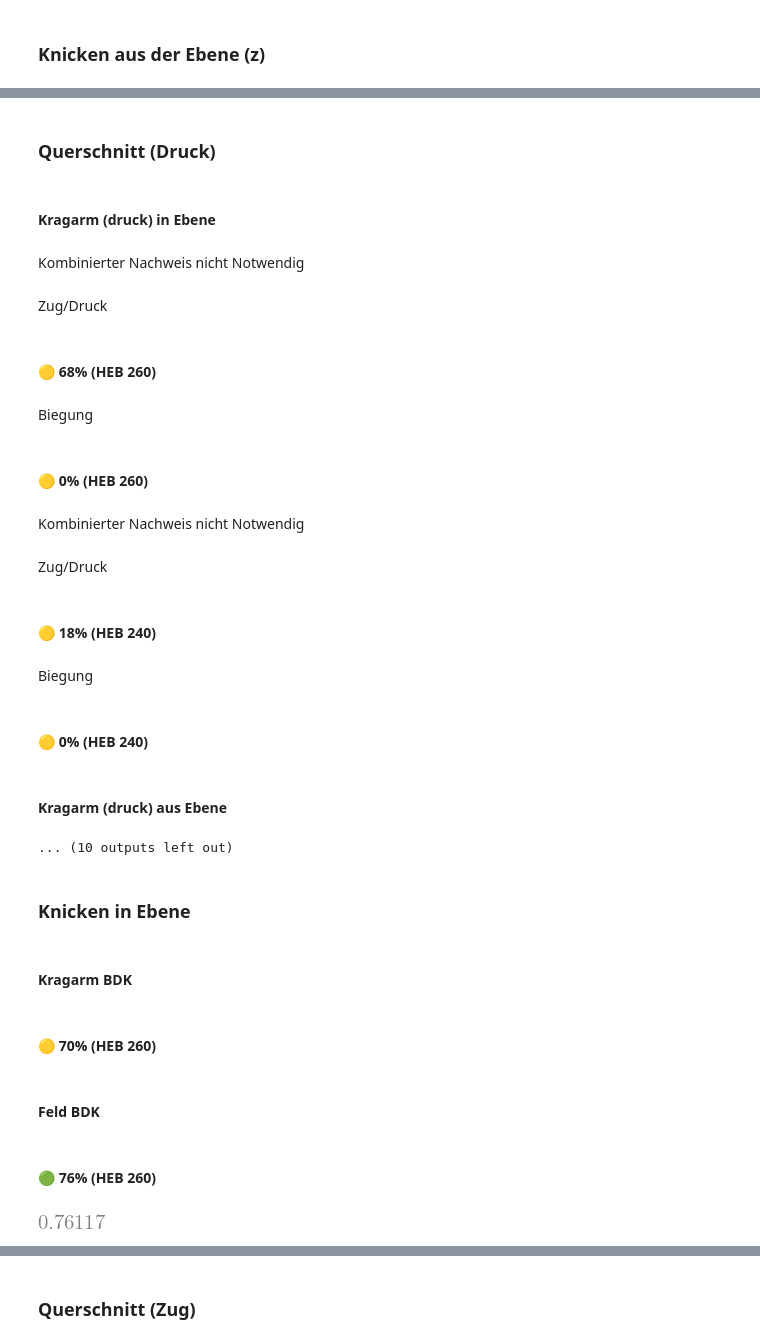
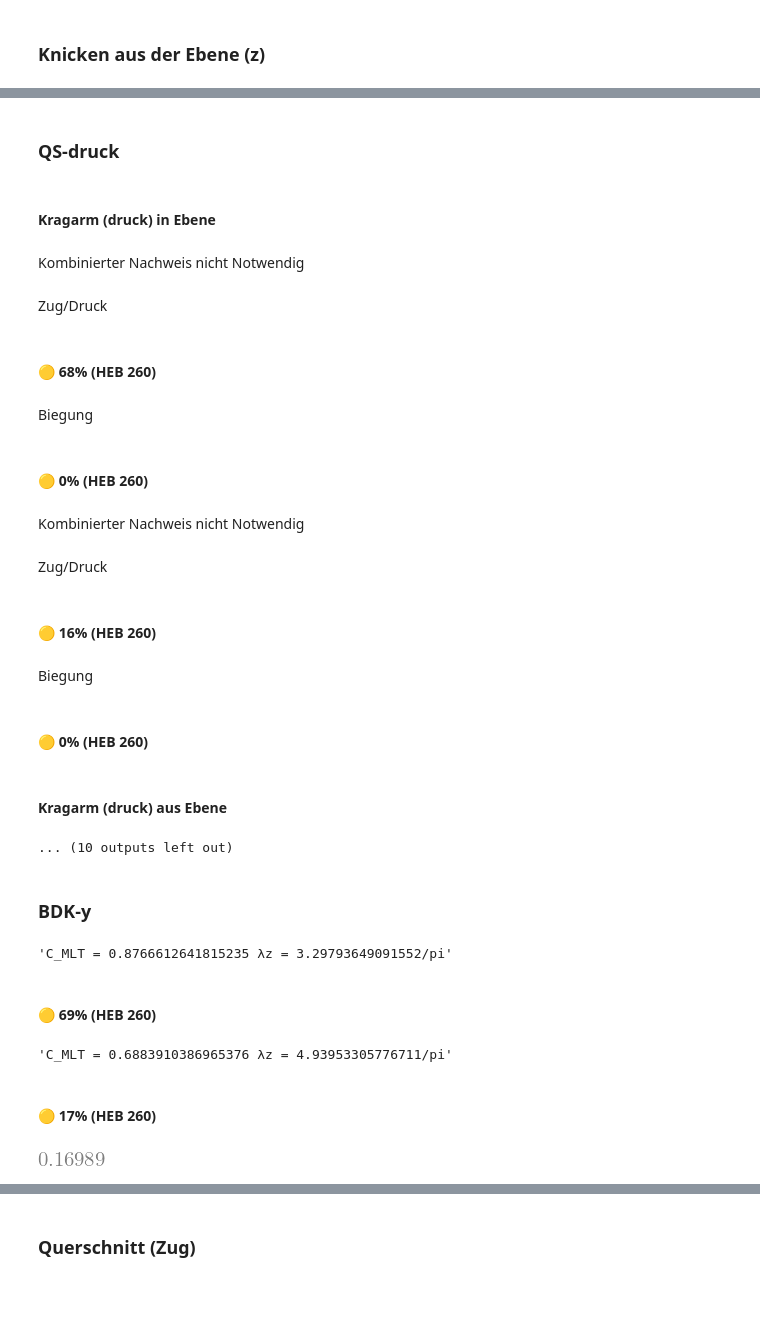
Before and after one commit to sushimako/uni-stahlbau-ue, a Jupyter notebook: Berechnungen/nachweise.ipynb, the cells around one changed output, grey strips where cells are left out. Drawn from its saved outputs; the diff is of its cells as text; code cells hidden in the pictures; blank space fills up the shorter version.

```diff
--- a/Berechnungen/nachweise.ipynb
+++ b/Berechnungen/nachweise.ipynb
@@ -6,6 +6,11 @@ from IPython.display import display, Math, Latex, Markdown
 #init_session()
 init_printing(use_unicode=True)
 # %%
+class dotdict(dict):
+    __getattr__ = dict.get
+    __setattr__ = dict.__setitem__
+    __delattr__ = dict.__delitem__
+
 def md(s):
     display(Markdown(s))
 
@@ -554,4 +266,6 @@ note('C_MLT und C_my: sichere werte so ok?')
 # %% [markdown]
 # Stäbe
+# %%
+staebe = dotdict()
 # %% [markdown]
 ## 1 Pfette
@@ -633,0 +370,30 @@ biege_knicken_z(obergurt, last_OG_druck)
+# %%
+staebe.untergurt_feld = Stab(
+    S235, HEB260,
+    l=0, Lcry=240, Lcrz=378.1,
+    sg = {
+        'druck-y': Schnittgroeszen(
+            N  = 1707.5,  # Schnee leitend + Wind(90)
+            My = 43.1,   # Schnee leitend + Wind(90)
+            V  = 31.72,   # Schnee leitend + Wind(90)
+            ψ  = 0
+        ),
+        'druck-z': Schnittgroeszen(
+            N  = 2602.14,  # Schnee leitend + Wind(90)
+            My = 43.1,   # Schnee leitend + Wind(90)
+            V  = 31.72,   # Schnee leitend + Wind(90)
+            ψ  = 1,
+        ),
+        'zug-y': Schnittgroeszen(
+            N  = 198,  # Wind(180)
+            My = 4.53,   # Wind(180)
+            V  = 31.72,    # Wind(180)
+            ψ  = 0,
+        ),
+        'zug-z': Schnittgroeszen(
+            N  = 306.9,  # Wind(180)
+            My = 4.53,   # Wind(180)
+            V  = 31.72,    # Wind(180)
+            ψ  = 1,
+        ),
+    })
@@ -723,13 +531,13 @@ Biegung
 # %% [markdown]
-### Querschnitt (Druck)
+### QS-druck
 # %%
 md('#### Kragarm (druck) in Ebene')
-kombi_M_N('y', untergurt_krag_li, last_UG_druck_li)
-kombi_M_N('y', untergurt_krag_re, last_UG_druck_re)
+kombi_M_N('y', staebe.untergurt_krag_li, sg='druck-y')
+kombi_M_N('y', staebe.untergurt_krag_re, sg='druck-y')
 
 md('#### Kragarm (druck) aus Ebene')
-kombi_M_N('z', untergurt_krag_li, last_UG_druck_li)
-kombi_M_N('z', untergurt_krag_re, last_UG_druck_re)
+kombi_M_N('z', staebe.untergurt_krag_li, sg='druck-z')
+kombi_M_N('z', staebe.untergurt_krag_re, sg='druck-z')
 # %% [output]
 #### Kragarm (druck) in Ebene
 Kombinierter Nachweis nicht Notwendig
@@ -739,24 +547,20 @@ Biegung
 #### 🟡 0% (HEB 260)
 Kombinierter Nachweis nicht Notwendig
 Zug/Druck
-#### 🟡 18% (HEB 240)
+#### 🟡 16% (HEB 260)
 Biegung
-#### 🟡 0% (HEB 240)
+#### 🟡 0% (HEB 260)
 #### Kragarm (druck) aus Ebene
 ... (10 outputs left out)
 # %% [markdown]
-### Knicken in Ebene
+### BDK-y
 # %%
-md('#### Kragarm BDK')
-BDK_y(untergurt_krag_li, last_UG_druck_li)
-# BDK_y(untergurt_krag_2, last_UG_druck_2)  -> NICHT MASSGEBLICH
-
-md('#### Feld BDK')
-BDK_y(untergurt_feld, last_UG_druck_feld)
+BDK_y(staebe.untergurt_krag_li, sg='druck-y')
+BDK_y(staebe.untergurt_krag_re, sg='druck-y')
 # %% [output]
+'C_MLT = 0.8766612641815235 λz = 3.29793649091552/pi'
-#### Kragarm BDK
+#### 🟡 69% (HEB 260)
+'C_MLT = 0.6883910386965376 λz = 4.93953305776711/pi'
-#### 🟡 70% (HEB 260)
+#### 🟡 17% (HEB 260)
-#### Feld BDK
-#### 🟢 76% (HEB 260)
-[figure, old version]
+[figure, new version]
 # %% [markdown]
```
Also changed, not shown: parts of 78 cells of this notebook, 2 other files.
